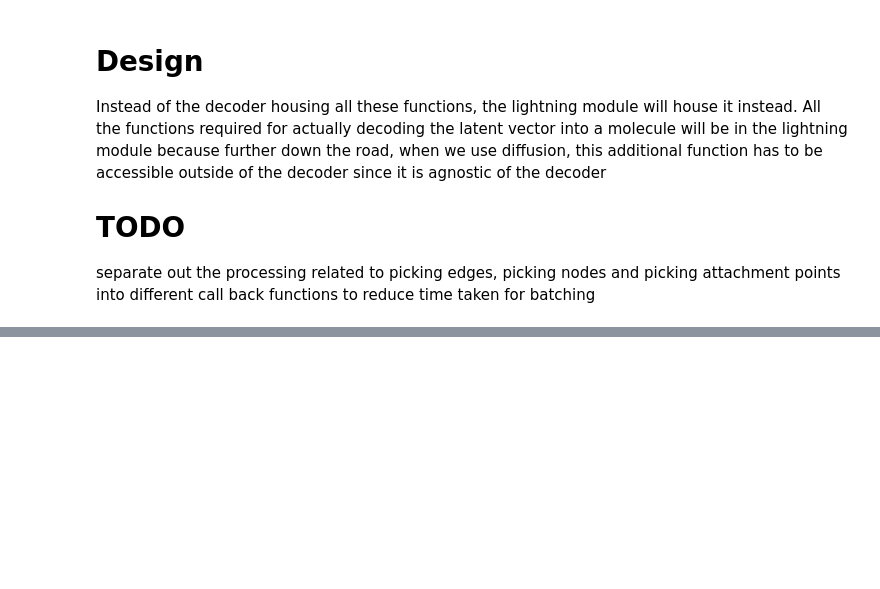
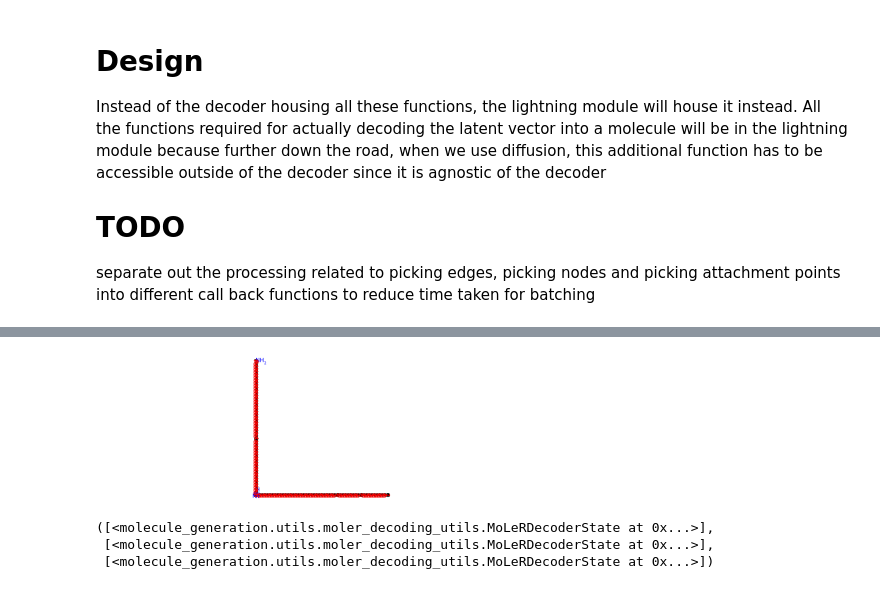
Before and after one commit to nomoresomethingwentwrong/GLDM, a Jupyter notebook: decode.ipynb, the cells around one changed output, grey strips where cells are left out. Saved outputs shown, nothing was run; the diff lists cells and outputs as text; code cells hidden in the pictures; blank space fills up the shorter version.

Commit message:
decode wip

```diff
--- a/decode.ipynb
+++ b/decode.ipynb
@@ -529,3 +504,3 @@ batch = batch2
 # %%
-initial_focus_atom_idx = batch[0].candidate_attachment_points_ptr[:-1]
+# initial_focus_atom_idx = batch[0].candidate_attachment_points_ptr[:-1]
 # %%
@@ -533,4 +508,4 @@ batch[0].candidate_attachment_points_batch[initial_focus_atom_idx]
 # %% [output]
 tensor([ 0,  1,  2,  3,  4,  5,  6,  7,  8,  9, 10, 11, 12, 13, 14, 15])
 # %%
-initial_focus_atoms = batch[0].candidate_attachment_points[initial_focus_atom_idx]
+# initial_focus_atoms = batch[0].candidate_attachment_points[initial_focus_atom_idx]
@@ -632,17 +605,10 @@ def _decoder_pick_attachment_points(
     if len(decoder_states) == 0:
         return [], np.zeros(shape=(0,))
 
-    # We first need to create a minibatch of all of our partial graphs here:
-#     def init_attachment_point_choice_batch(batch):
-#         batch["candidate_attachment_points"] = []
+    def add_state_to_attachment_point_choice_batch(decoder_state_features, decoder_state):
+        decoder_state_features['candidate_attachment_points'] = decoder_state.candidate_attachment_points
+        return decoder_state_features
 
-#     def add_state_to_attachment_point_choice_batch(
-#         batch,
-#         decoder_state
-#     ):
-#         batch["candidate_attachment_points"].append(
-#             np.array(decoder_state.candidate_attachment_points) + batch["nodes_in_batch"]
-#         )
 
     attachment_point_pick_results = []
     logits_by_graph = []
@@ -653,7 +619,9 @@ def _decoder_pick_attachment_points(
         atom_featurisers =dataset._metadata['feature_extractors'] ,
         motif_vocabulary=dataset._motif_vocabulary ,
         uses_categorical_features = True,
+        add_state_to_batch_callback = add_state_to_attachment_point_choice_batch
     ):
+
         with torch.no_grad():
             pick_results_for_batch, logits_for_batch = _pick_attachment_points_for_batch(
                 batch=batch,
@@ -688,9 +927,14 @@ _decoder_pick_attachment_points(decoder_states)
 # %%
+max_num_steps = 100
+beam_size = 1
+
+
 
 num_steps = 0
 while num_steps < max_num_steps:
+    print('num decoder states',len(decoder_states))
     # This will hold the results after this decoding step, grouped by input mol id:
-    new_decoder_states: List[MoLeRDecoderState] = []
+    new_decoder_states= []
     num_steps += 1
     # Step 1: Split decoder states into subsets, dependent on what they need next:
     require_atom_states, require_bond_states, require_attachment_point_states = [], [], []
@@ -710,7 +954,7 @@ while num_steps < max_num_steps:
         break
 
     # Step 2: For states that require a new atom, try to pick one:
-    node_pick_results = self._decoder_pick_new_atom_types(
+    node_pick_results = _decoder_pick_new_atom_types(
         decoder_states=require_atom_states,
         num_samples=beam_size,
         sampling_mode=sampling_mode,
@@ -741,7 +985,7 @@ while num_steps < max_num_steps:
                     )
                 )
             else:
-                new_decoder_state, added_motif = self._add_atom_or_motif(
+                new_decoder_state, added_motif = _add_atom_or_motif(
                     decoder_state,
                     node_type_pick,
                     logprob=node_type_logprob,
@@ -753,7 +997,7 @@ while num_steps < max_num_steps:
                 else:
                     require_bond_states.append(new_decoder_state)
 
-    if self.uses_motifs:
+    if uses_motifs:
         # Step 2': For states that require picking an attachment point, pick one:
         require_attachment_point_states = restrict_to_beam_size_per_mol(
             require_attachment_point_states, beam_size
@@ -761,7 +1005,7 @@ while num_steps < max_num_steps:
         (
             attachment_pick_results,
             attachment_pick_logits,
-        ) = self._decoder_pick_attachment_points(
+        ) = _decoder_pick_attachment_points(
             decoder_states=require_attachment_point_states, sampling_mode=sampling_mode
         )
 
@@ -777,7 +1021,7 @@ while num_steps < max_num_steps:
                         partial_molecule_adjacency_lists=decoder_state.adjacency_lists,
                         motif_nodes=decoder_state.atoms_to_mark_as_visited,
                         candidate_attachment_points=decoder_state.candidate_attachment_points,
-                        candidate_idx_to_prob=tf.nn.softmax(attachment_point_logits),
+                        candidate_idx_to_prob= torch.nn.functional.log_softmax(attachment_point_logits),
                         correct_attachment_point_idx=None,
                     )
 
@@ -795,7 +1039,7 @@ while num_steps < max_num_steps:
 
     # Step 3: Pick fresh bonds and populate the next round of decoding steps:
     require_bond_states = restrict_to_beam_size_per_mol(require_bond_states, beam_size)
-    bond_pick_results = self._decoder_pick_new_bond_types(
+    bond_pick_results = _decoder_pick_new_bond_types(
         decoder_states=require_bond_states,
         store_generation_traces=store_generation_traces,
         sampling_mode=sampling_mode,
@@ -848,0 +1218,10 @@ while num_steps < max_num_steps:
+# %%
+decoder_states[0].molecule
+# %% [output]
+[figure, added]
+# %%
+require_atom_states, require_bond_states, require_attachment_point_states
+# %% [output]
+([<molecule_generation.utils.moler_decoding_utils.MoLeRDecoderState at 0x...>],
+ [<molecule_generation.utils.moler_decoding_utils.MoLeRDecoderState at 0x...>],
+ [<molecule_generation.utils.moler_decoding_utils.MoLeRDecoderState at 0x...>])
```
Also changed, not shown: parts of 21 cells of this notebook, 1 other file.
